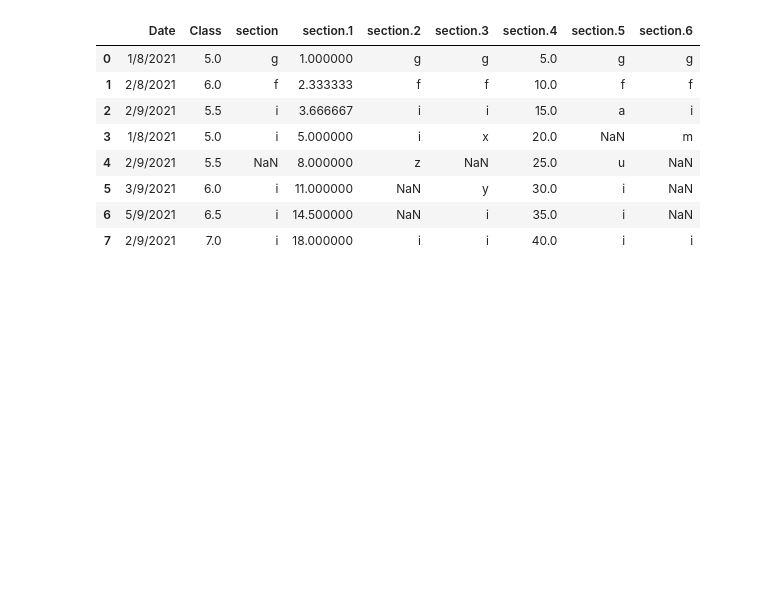
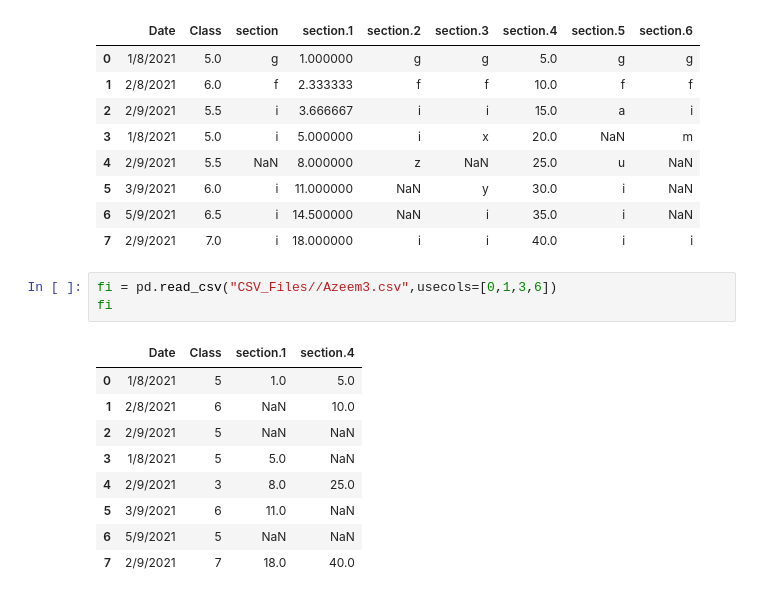
Before and after one commit to Azeemaj101/Machine-Learning, a Jupyter notebook: Pandas.ipynb, the cells around one changed output. Saved outputs shown, nothing was run; the diff lists cells and outputs as text; blank space fills up the shorter version.

```diff
--- a/Pandas.ipynb
+++ b/Pandas.ipynb
@@ -1079,3 +1081,16 @@ fi.interpolate(method = 'spline', order = 2)
 | 5 | 3/9/2021 | 6.0 | i | 11.000000 | NaN | y | 30.0 | i | NaN |
 | 6 | 5/9/2021 | 6.5 | i | 14.500000 | NaN | i | 35.0 | i | NaN |
 | 7 | 2/9/2021 | 7.0 | i | 18.000000 | i | i | 40.0 | i | i |
+# %%
+fi = pd.read_csv("CSV_Files//Azeem3.csv",usecols=[0,1,3,6])
+fi
+# %% [output]
+|  | Date | Class | section.1 | section.4 |
+| 0 | 1/8/2021 | 5 | 1.0 | 5.0 |
+| 1 | 2/8/2021 | 6 | NaN | 10.0 |
+| 2 | 2/9/2021 | 5 | NaN | NaN |
+| 3 | 1/8/2021 | 5 | 5.0 | NaN |
+| 4 | 2/9/2021 | 3 | 8.0 | 25.0 |
+| 5 | 3/9/2021 | 6 | 11.0 | NaN |
+| 6 | 5/9/2021 | 5 | NaN | NaN |
+| 7 | 2/9/2021 | 7 | 18.0 | 40.0 |
```
Also changed, not shown: parts of 19 cells of this notebook.
